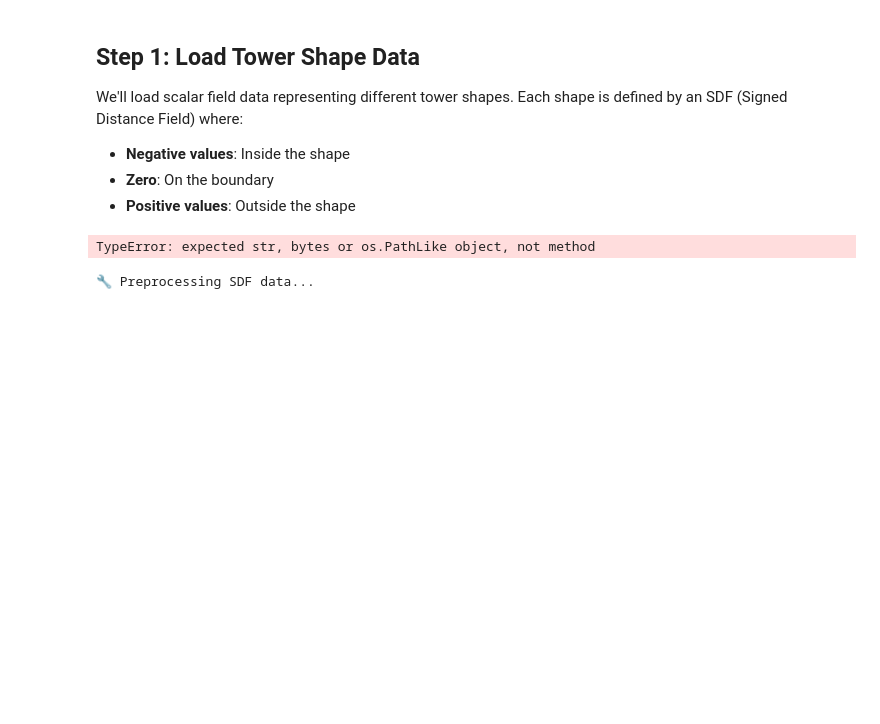
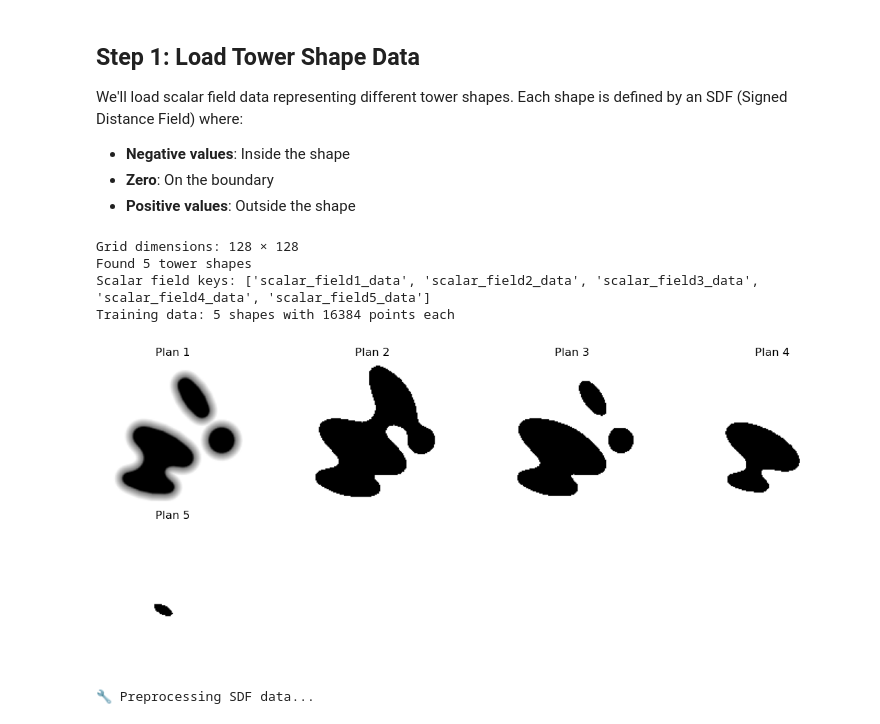
Before and after one commit to GitZHCODE/LatentSDF, a Jupyter notebook: AutoDecoder.ipynb, the cells around one changed output. Cells and saved outputs as stored; diff of their text form; code cells hidden in the pictures; blank space fills up the shorter version.

```diff
--- a/AutoDecoder.ipynb
+++ b/AutoDecoder.ipynb
@@ -62,9 +62,7 @@ We'll load scalar field data representing different tower shapes. Each shape is
 - **Positive values**: Outside the shape
 # %%
 # Load tower shape data from JSON'
-script_dir = os.path.dirname('input')  # folder where this script lives
-json_path = os.path.join(script_dir, 'input', 'data.json')
-with open(json_path, 'r') as f:
+with open('data.json', 'r') as f:
     data = json.load(f)
 
 # Extract grid information - these are integers, not lists
@@ -97,35 +95,39 @@ scalar_fields = []
 for field_name in scalar_field_keys:
     field_data = np.array(data[field_name])
     field_2d = field_data.reshape(y_count, x_count, order='F')
     scalar_fields.append(field_2d)
 
 sdf_data = np.array(scalar_fields)
 num_shapes = len(sdf_data)
 
 # Create normalized coordinate grid [-1, 1] for training
 x_coords = np.linspace(-1, 1, x_count, dtype=np.float32)
 y_coords = np.linspace(-1, 1, y_count, dtype=np.float32)
 X, Y = np.meshgrid(x_coords, y_coords)
 coords_flat = np.stack([X.flatten(), Y.flatten()], axis=1).astype(np.float32)
 
 # Flatten SDF data for efficient training
 sdf_data_flat = sdf_data.reshape(num_shapes, -1).astype(np.float32)
 
 print(f"Training data: {num_shapes} shapes with {sdf_data_flat.shape[1]} points each")
 
 # Visualize the tower shapes
 if num_shapes > 0:
     cols = min(num_shapes, 4)
     rows = (num_shapes + cols - 1) // cols
 
     plt.figure(figsize=(cols * 3, rows * 2.5))
     for i in range(num_shapes):
         plt.subplot(rows, cols, i + 1)
-        plot_sdf(sdf_data[i], f"Tower {i+1}")
+        plot_sdf(sdf_data[i], f"Plan {i+1}")
     plt.tight_layout()
     plt.show()
 # %% [output]
-TypeError: expected str, bytes or os.PathLike object, not method
+Grid dimensions: 128 × 128
+Found 5 tower shapes
+Scalar field keys: ['scalar_field1_data', 'scalar_field2_data', 'scalar_field3_data', 'scalar_field4_data', 'scalar_field5_data']
+Training data: 5 shapes with 16384 points each
+[figure, added]
 # %%
 # Preprocess SDF data: clamp values outside [-0.1, 0.1] to -1 or 1 based on sign
 def preprocess_sdf(sdf_array, threshold=0.1):
```
Also changed, not shown: parts of 7 cells of this notebook.
